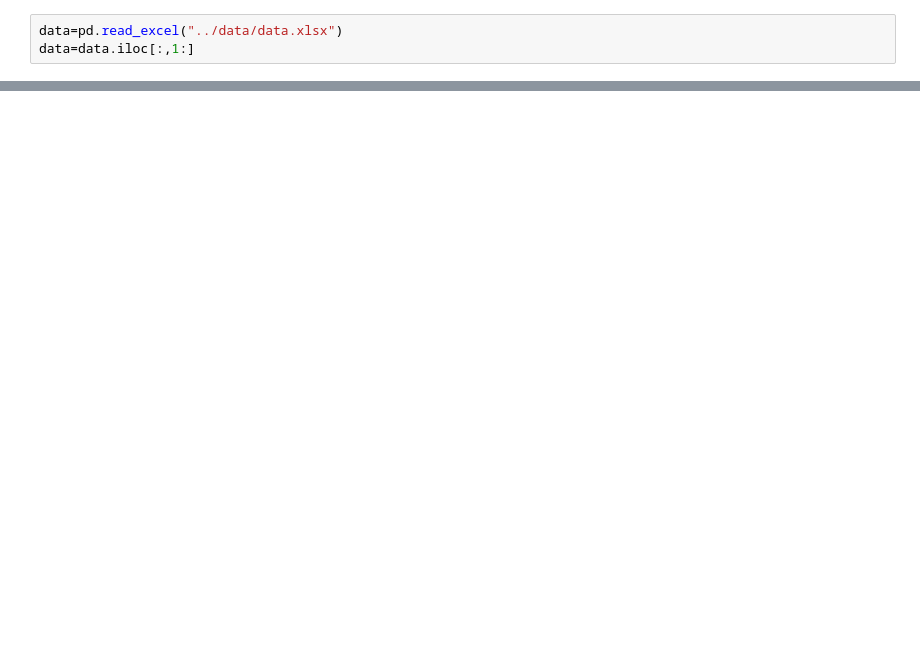
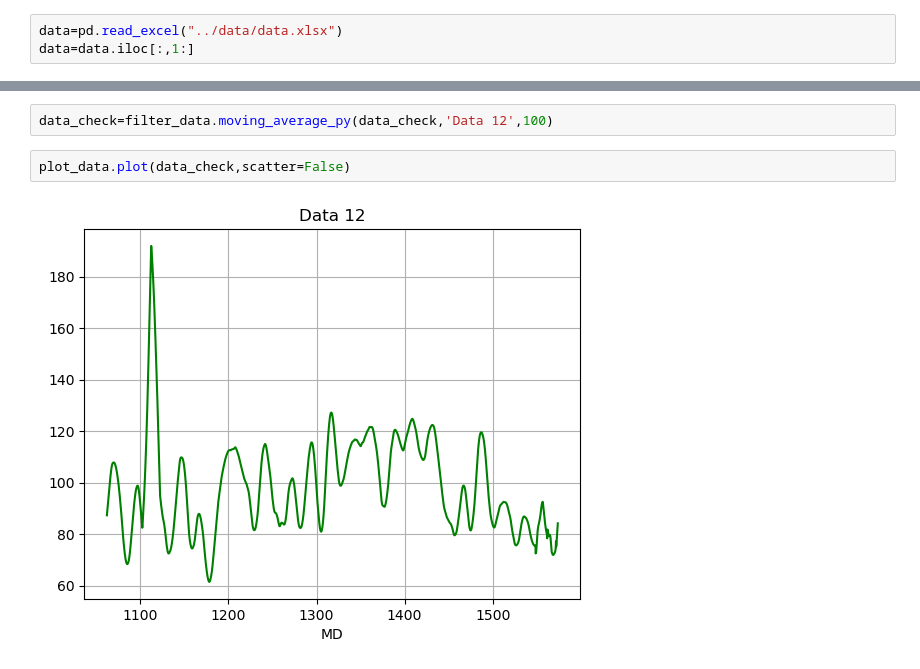
Before and after one commit to Mis-prog/digital-signal-processing-app, a Jupyter notebook: work/work_new.ipynb, the cells around one changed output, grey strips where cells are left out. Cells and saved outputs as stored; diff of their text form; blank space fills up the shorter version.

```diff
--- a/work/work_new.ipynb
+++ b/work/work_new.ipynb
@@ -20,0 +24,6 @@ plot_data.plot(data_test)
+# %%
+data_check=filter_data.moving_average_py(data_check,'Data 12',100)
+# %%
+plot_data.plot(data_check,scatter=False)
+# %% [output]
+[figure, added]
```
Also changed, not shown: parts of 2 cells of this notebook, 1 other file.
